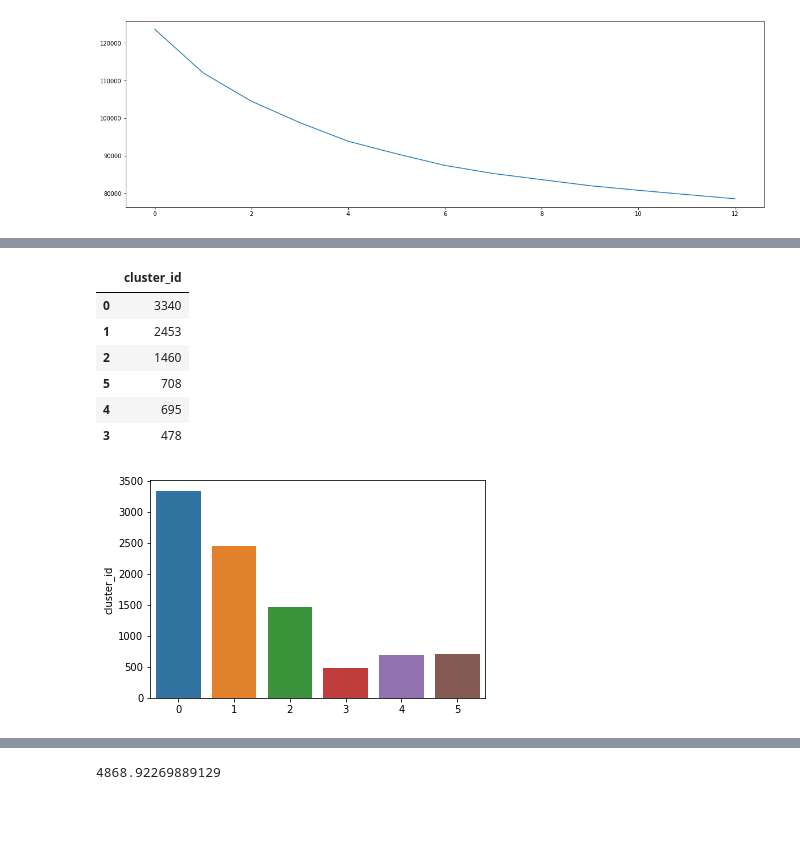
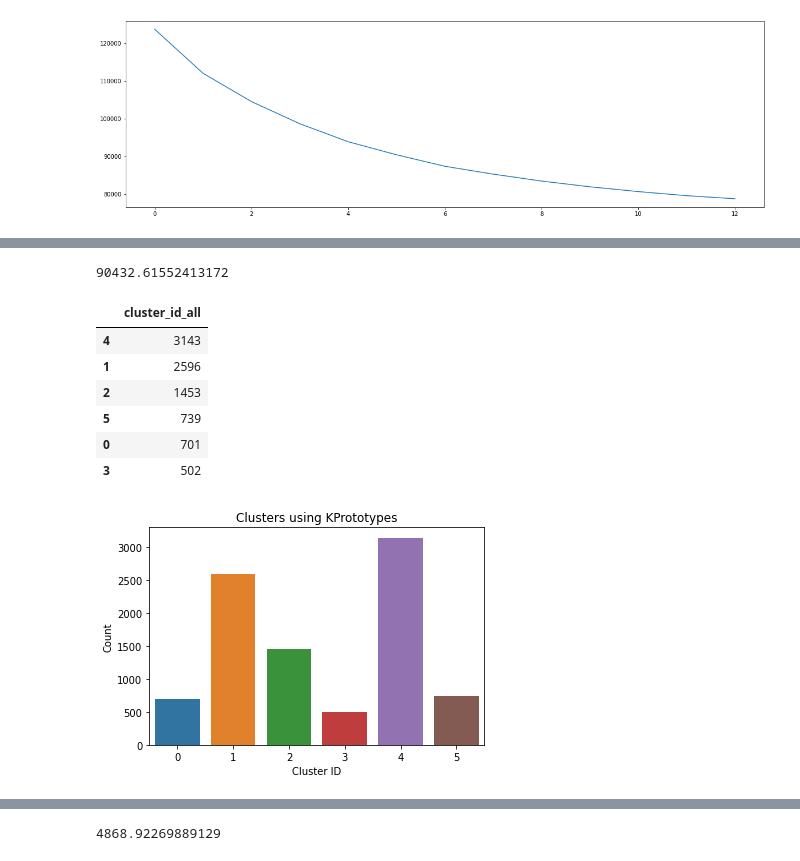
Before and after one commit to mecan80/DS_projects, a Jupyter notebook: Insurance_Cust_Segmentation.ipynb, the cells around one changed output, grey strips where cells are left out. Drawn from its saved outputs; the diff is of its cells as text; code cells hidden in the pictures; blank space fills up the shorter version.

```diff
--- a/Insurance_Cust_Segmentation.ipynb
+++ b/Insurance_Cust_Segmentation.ipynb
@@ -492,7 +514,7 @@ plt.plot(cost)
 # %%
 #Running KPrototype Clustering, n_clusters=4, init='Cao'
 kproto = KPrototypes(n_clusters=4, init='Cao')
-clusters = kproto.fit_predict(X_scale, categorical=[1,2,10,11,12,13,14,15,16,17,18,19,20,21,22,23,24,25,26,27,28,29,30,31,32,33,34,35,36,37,38,39,40,41,42,43,44,45,46,47,48,49,50,51,52,53,54])
+clusters = kproto.fit_predict(X_scale, categorical=[8,9,10,11,12,13,14,15,16,17,18,19,20,21,22,23,24,25,26,27,28,29,30,31,32,33,34,35,36,37,38,39,40,41,42,43,44,45,46,47,48,49,50,51,52,53,54])
 # %%
 #Adding the predicted clusters to the main dataset
 ins_upd_df['cluster_id'] = clusters
@@ -515,24 +535,34 @@ ins_upd_df.to_csv('insurance_4clusters.csv')
 # %%
 #Running KPrototype Clustering, n_clusters=6, init='Cao'
 kproto = KPrototypes(n_clusters=6, init='Cao')
-clusters = kproto.fit_predict(X_scale, categorical=[1,2,10,11,12,13,14,15,16,17,18,19,20,21,22,23,24,25,26,27,28,29,30,31,32,33,34,35,36,37,38,39,40,41,42,43,44,45,46,47,48,49,50,51,52,53,54])
+clusters = kproto.fit_predict(X_scale, categorical=[8,9,10,11,12,13,14,15,16,17,18,19,20,21,22,23,24,25,26,27,28,29,30,31,32,33,34,35,36,37,38,39,40,41,42,43,44,45,46,47,48,49,50,51,52,53,54])
+# %%
+#Checking the cost of the clusters created.
+kproto.cost_
+# %% [output]
+90432.61552413172
 # %%
 #Adding the predicted clusters to the main dataset
-ins_upd_df['cluster_id'] = clusters
+ins_upd_df['cluster_id_all'] = clusters
 # %%
 #Checking the clusters created
-ins_clusters = pd.DataFrame(ins_upd_df['cluster_id'].value_counts())
+ins_clusters = pd.DataFrame(ins_upd_df['cluster_id_all'].value_counts())
 ins_clusters
 # %% [output]
-|  | cluster_id |
-| 0 | 3340 |
-| 1 | 2453 |
-| 2 | 1460 |
-| 5 | 708 |
-| 4 | 695 |
-| 3 | 478 |
+|  | cluster_id_all |
+| 4 | 3143 |
+| 1 | 2596 |
+| 2 | 1453 |
+| 5 | 739 |
+| 0 | 701 |
+| 3 | 502 |
 # %%
-sns.barplot(x=ins_clusters.index, y=ins_clusters['cluster_id']);
+sns.barplot(x=ins_clusters.index, y=ins_clusters['cluster_id_all'])
+
+plt.xlabel('Cluster ID')
+plt.ylabel('Count')
+
+plt.title('Clusters using KPrototypes');
 # %% [output]
-[figure, old version]
+[figure, new version]
 # %%
```
Also changed, not shown: parts of 59 cells of this notebook.
